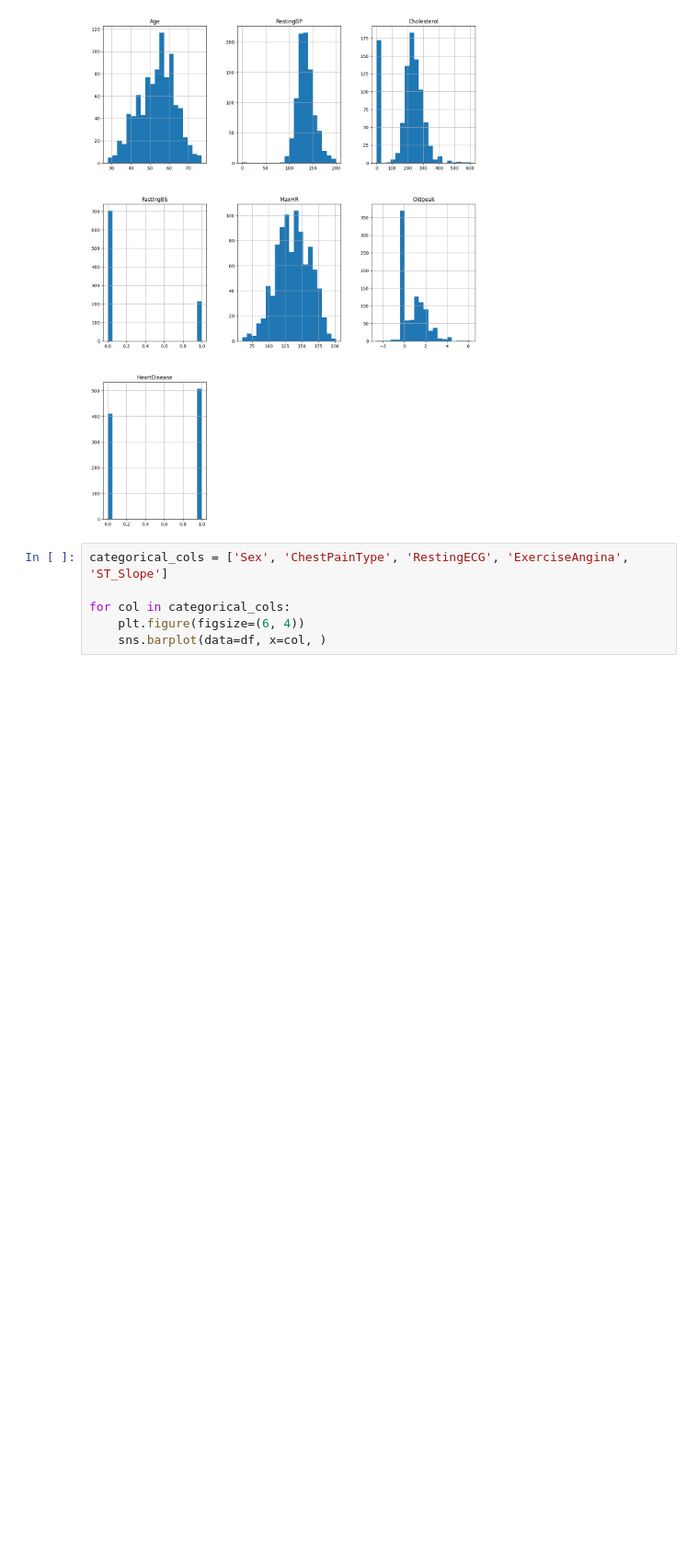
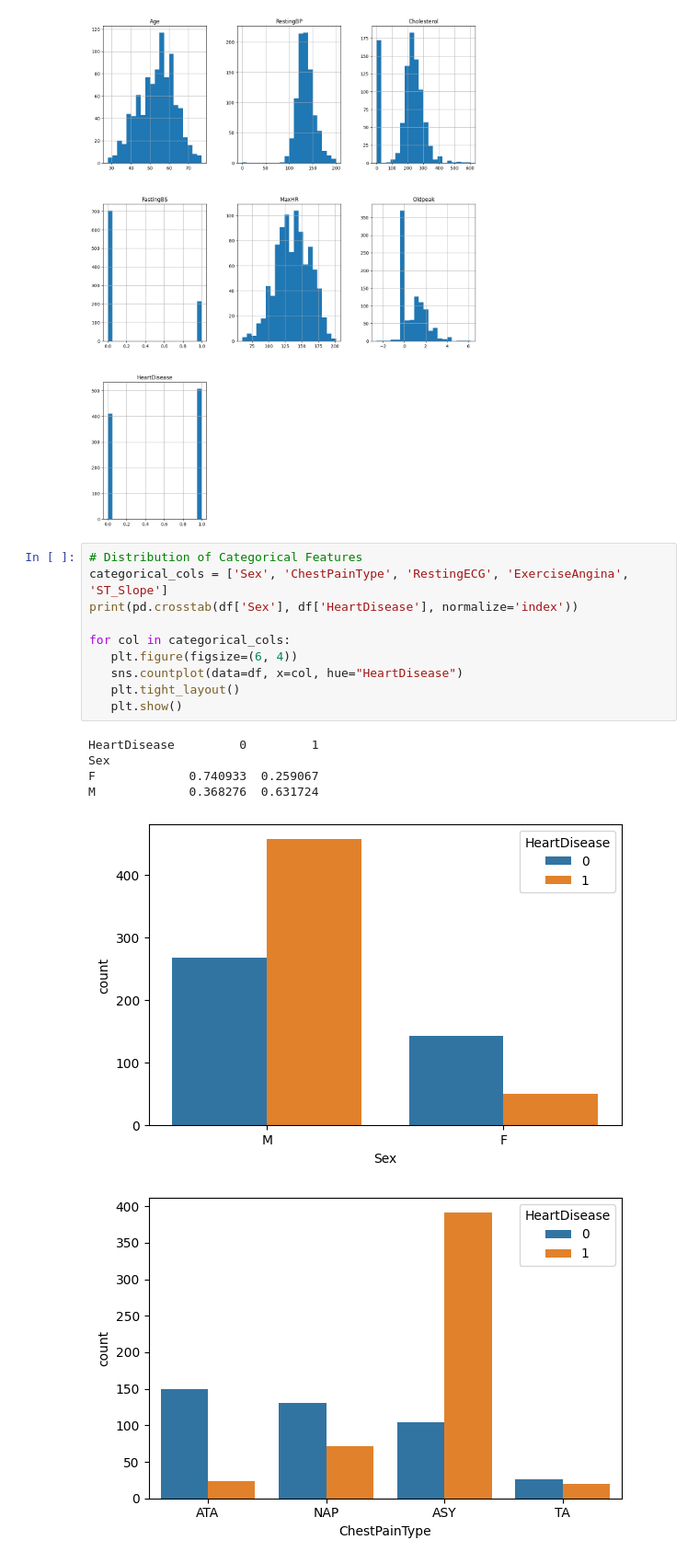
Before and after one commit to Zifan12/heart-disease-predictor, a Jupyter notebook: notebooks/eda.ipynb, the cells around one changed output. Shown at 92% size. Cells and saved outputs as stored; diff of their text form; blank space fills up the shorter version.

```diff
--- a/notebooks/eda.ipynb
+++ b/notebooks/eda.ipynb
@@ -91,8 +92,19 @@ plt.show()
 # %% [output]
 [figure]
 # %%
+# Distribution of Categorical Features
 categorical_cols = ['Sex', 'ChestPainType', 'RestingECG', 'ExerciseAngina', 'ST_Slope']
+print(pd.crosstab(df['Sex'], df['HeartDisease'], normalize='index'))
 
 for col in categorical_cols:
-    plt.figure(figsize=(6, 4))
-    sns.barplot(data=df, x=col, )
+   plt.figure(figsize=(6, 4))
+   sns.countplot(data=df, x=col, hue="HeartDisease")
+   plt.tight_layout()
+   plt.show()
+# %% [output]
+HeartDisease         0         1
+Sex
+F             0.740933  0.259067
+M             0.368276  0.631724
+[figure, added]
+[figure, added]
```
Also changed, not shown: parts of 2 cells of this notebook, 1 other file.
